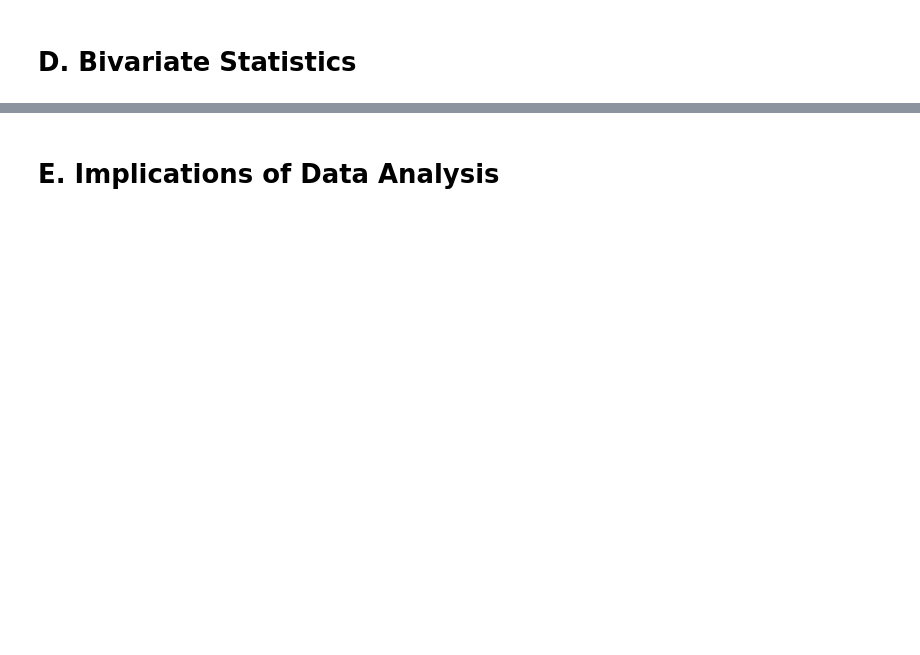
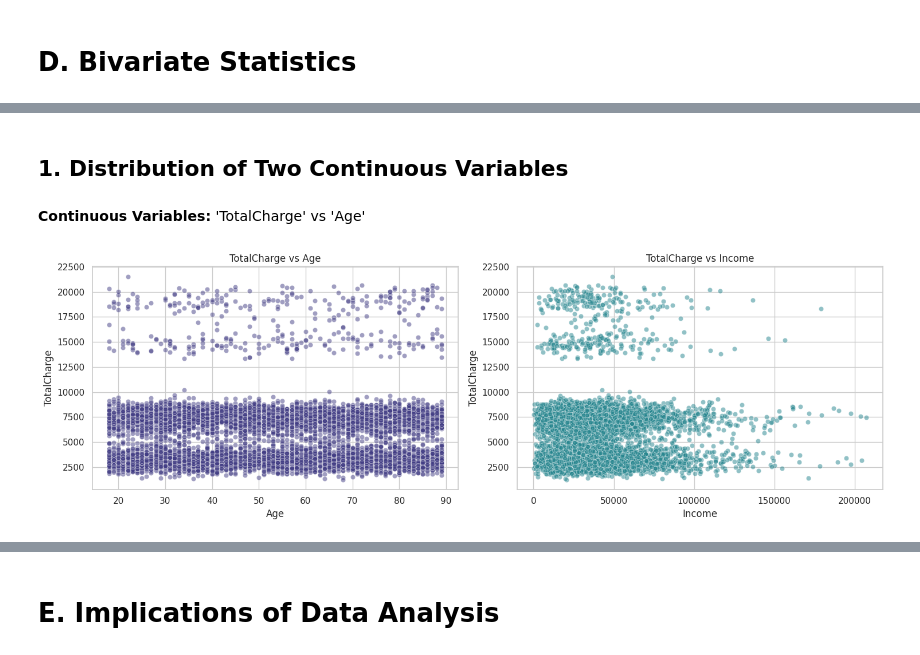
Before and after one commit to nestrada79/MSDA, a Jupyter notebook: D207/D207.ipynb, the cells around one changed output, grey strips where cells are left out. Drawn from its saved outputs; the diff is of its cells as text; code cells hidden in the pictures; blank space fills up the shorter version.

```diff
--- a/D207/D207.ipynb
+++ b/D207/D207.ipynb
@@ -117,0 +172,32 @@ Visualization: Insert graphs or images showcasing the bivariate distribution of
+# %% [markdown]
+## **1. Distribution of Two Continuous Variables**
+# %% [markdown]
+**Continuous Variables:** 'TotalCharge' vs 'Age'
+# %%
+# Set colors from viridis palette
+colors_from_viridis = sns.color_palette("viridis", 10)
+
+# Set style
+sns.set_style("whitegrid")
+sns.set_context("notebook")
+
+# Set up plots for bivariate statistics of continuous variables
+fig, axes = plt.subplots(1, 2, figsize=(15, 5))
+
+# Scatter plot for TotalCharge vs Age
+sns.scatterplot(x=df['Age'], y=df['TotalCharge'], ax=axes[0], color=colors_from_viridis[1], alpha=0.5)
+axes[0].set_title('TotalCharge vs Age')
+axes[0].set_xlabel('Age')
+axes[0].set_ylabel('TotalCharge')
+
+# Scatter plot for TotalCharge vs Income
+sns.scatterplot(x=df['Income'], y=df['TotalCharge'], ax=axes[1], color=colors_from_viridis[4], alpha=0.5)
+axes[1].set_title('TotalCharge vs Income')
+axes[1].set_xlabel('Income')
+axes[1].set_ylabel('TotalCharge')
+
+# Adjust layout
+plt.tight_layout()
+plt.show()
+# %% [output]
+[figure, added]
```
Also changed, not shown: parts of 32 cells of this notebook.
